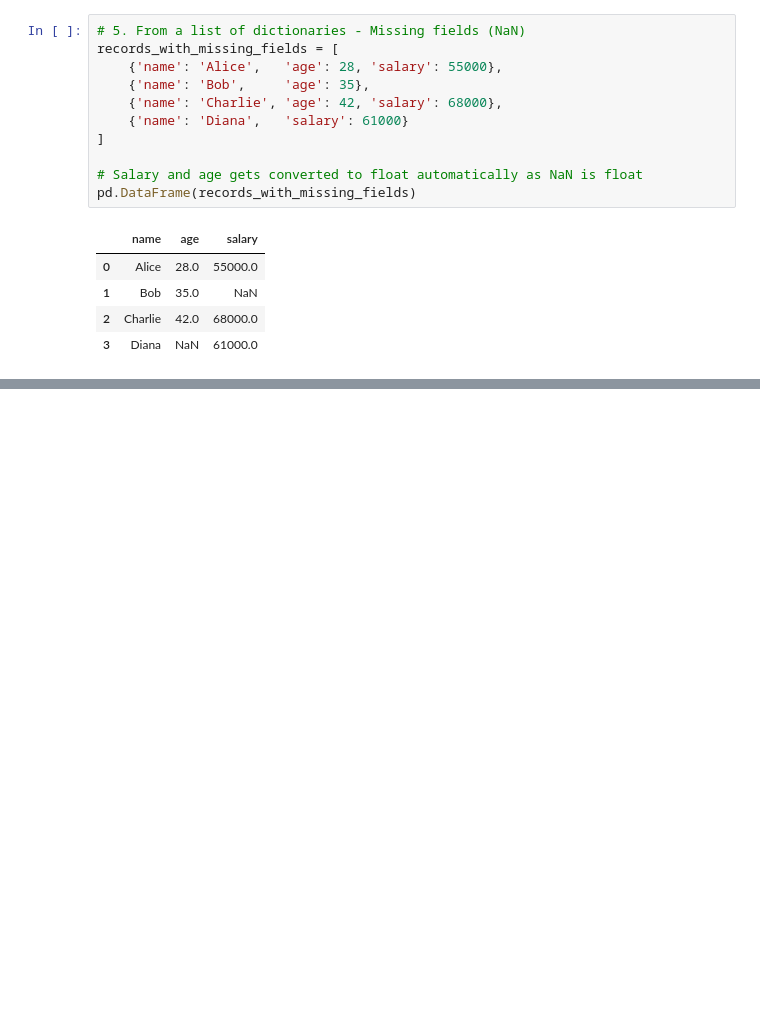
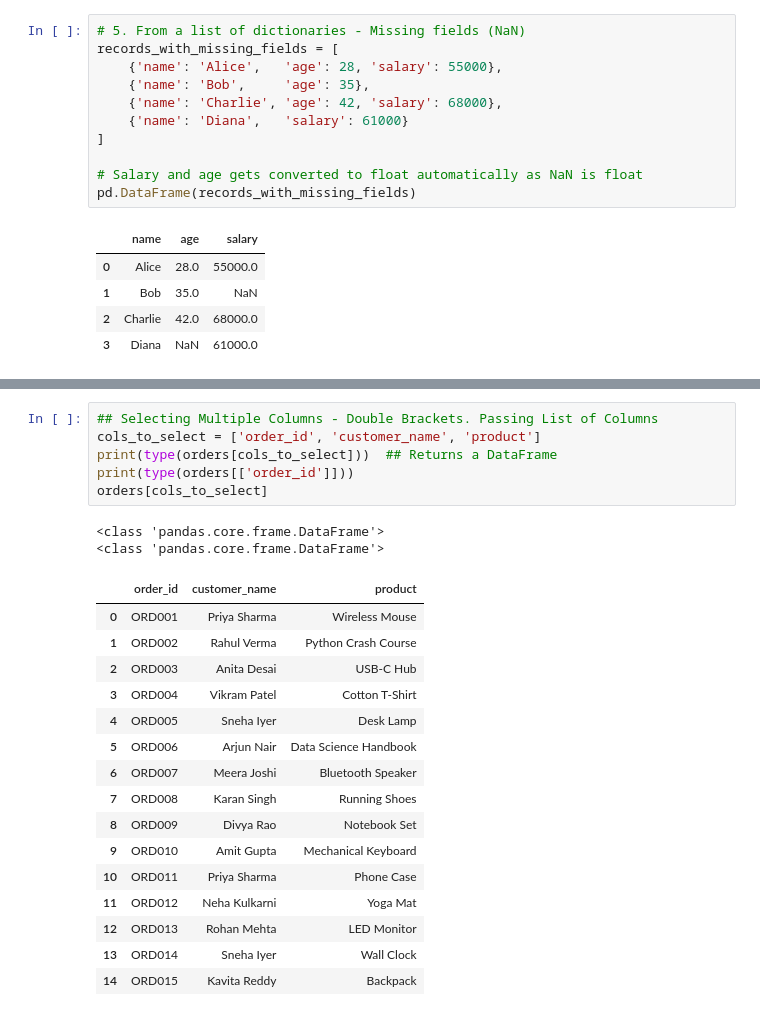
Before and after one commit to Alok-Senapati/Collab-Notebooks, a Jupyter notebook: pandas/Pandas DataFrames - Creation, Indexing & Selection.ipynb, the cells around one changed output, grey strips where cells are left out. Saved outputs shown, nothing was run; the diff lists cells and outputs as text; blank space fills up the shorter version.

```diff
--- a/pandas/Pandas DataFrames - Creation, Indexing & Selection.ipynb
+++ b/pandas/Pandas DataFrames - Creation, Indexing & Selection.ipynb
@@ -299,0 +608,25 @@ pd.DataFrame(records_with_missing_fields)
+# %%
+## Selecting Multiple Columns - Double Brackets. Passing List of Columns
+cols_to_select = ['order_id', 'customer_name', 'product']
+print(type(orders[cols_to_select]))  ## Returns a DataFrame
+print(type(orders[['order_id']]))
+orders[cols_to_select]
+# %% [output]
+<class 'pandas.core.frame.DataFrame'>
+<class 'pandas.core.frame.DataFrame'>
+|  | order_id | customer_name | product |
+| 0 | ORD001 | Priya Sharma | Wireless Mouse |
+| 1 | ORD002 | Rahul Verma | Python Crash Course |
+| 2 | ORD003 | Anita Desai | USB-C Hub |
+| 3 | ORD004 | Vikram Patel | Cotton T-Shirt |
+| 4 | ORD005 | Sneha Iyer | Desk Lamp |
+| 5 | ORD006 | Arjun Nair | Data Science Handbook |
+| 6 | ORD007 | Meera Joshi | Bluetooth Speaker |
+| 7 | ORD008 | Karan Singh | Running Shoes |
+| 8 | ORD009 | Divya Rao | Notebook Set |
+| 9 | ORD010 | Amit Gupta | Mechanical Keyboard |
+| 10 | ORD011 | Priya Sharma | Phone Case |
+| 11 | ORD012 | Neha Kulkarni | Yoga Mat |
+| 12 | ORD013 | Rohan Mehta | LED Monitor |
+| 13 | ORD014 | Sneha Iyer | Wall Clock |
+| 14 | ORD015 | Kavita Reddy | Backpack |
```
Also changed, not shown: parts of 28 cells of this notebook.
